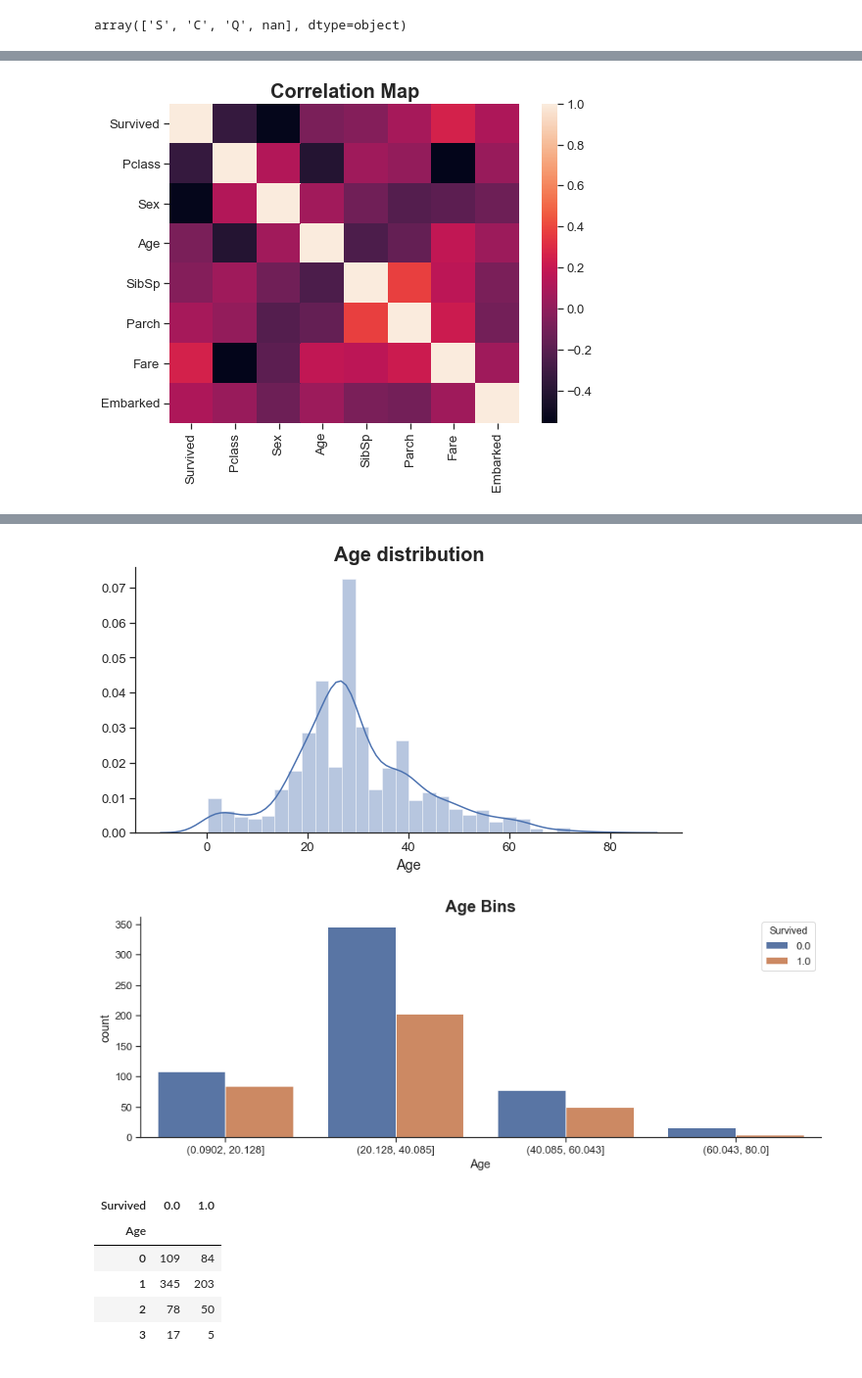
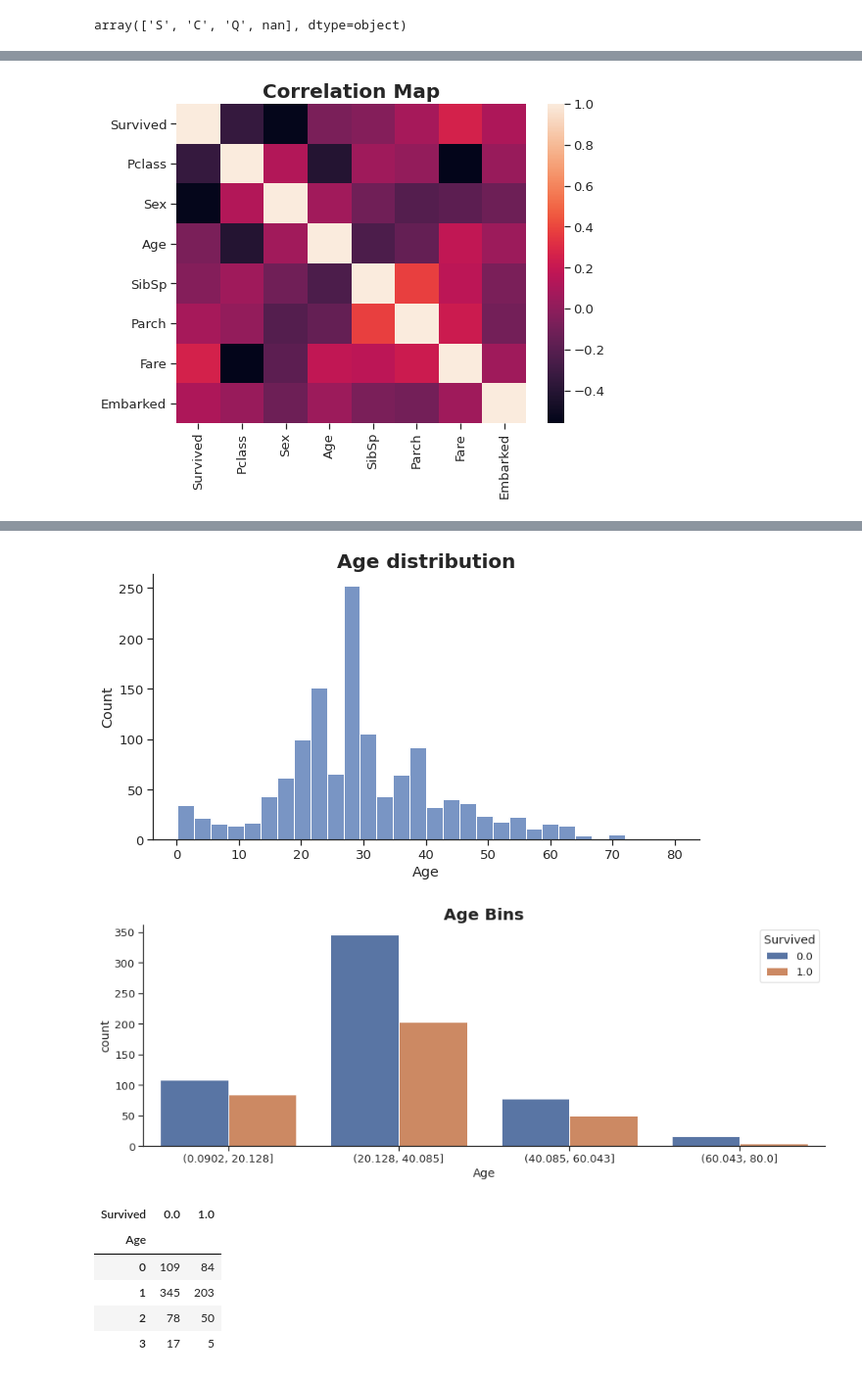
Before and after one commit to susu25/kaggle_demo, a Jupyter notebook: titanic.ipynb, the cells around one changed output, grey strips where cells are left out. Shown at 98% size. Drawn from its saved outputs; the diff is of its cells as text; code cells hidden in the pictures.

```diff
--- a/titanic.ipynb
+++ b/titanic.ipynb
@@ -14,8 +16,8 @@ for dirname, _, filenames in os.walk('./kaggle_data/titanic'):
 # %%
-data_path = "./kaggle_data/titanic/"
+data_path = "/kaggle/input/titanic/"
 
-train_data = pd.read_csv(data_path+"train.csv", index_col='PassengerId')
-test_data = pd.read_csv(data_path+"test.csv", index_col='PassengerId')
+train_data = pd.read_csv(data_path + "train.csv", index_col='PassengerId')
+test_data = pd.read_csv(data_path + "test.csv", index_col='PassengerId')
 # %%
 train_data.head(5)
 # %% [output]
@@ -133,7 +170,8 @@ data_all.corr()
 # %%
+# 根据相关系数画热力图
 corr_all = data_all.corr()
 fig, axs = plt.subplots(figsize=(8, 6))
 sns.heatmap(corr_all).set_title("Correlation Map",fontdict= { 'fontsize': 20, 'fontweight':'bold'});
 # %% [output]
-[figure, old version]
+[figure, new version]
 # %%
@@ -163,17 +202,18 @@ Name: Age, dtype: float64
 data_all["Age"].fillna(data_all.groupby(['Pclass','SibSp'])['Age'].transform("mean"), inplace=True)
 # %%
 fig, axs = plt.subplots(figsize=(10, 5))
-sns.distplot(data_all['Age']).set_title("Age distribution",fontdict= { 'fontsize': 20, 'fontweight':'bold'});
+sns.histplot(data=data_all, x='Age').set_title("Age distribution",fontdict= { 'fontsize': 20, 'fontweight':'bold'});
 sns.despine()
 # %% [output]
-[figure, old version]
+[figure, new version]
 # %%
+# 对年龄进行分箱
 auxage = pd.cut(data_all['Age'], 4)
 fig, axs = plt.subplots(figsize=(15, 5))
 sns.countplot(x=auxage, hue='Survived', data=data_all).set_title("Age Bins",fontdict= { 'fontsize': 20, 'fontweight':'bold'});
 sns.despine()
 # %% [output]
-[figure, old version]
+[figure, new version]
 # %%
 from sklearn.preprocessing import LabelEncoder, OneHotEncoder
 
```
Also changed, not shown: parts of 24 cells of this notebook.
